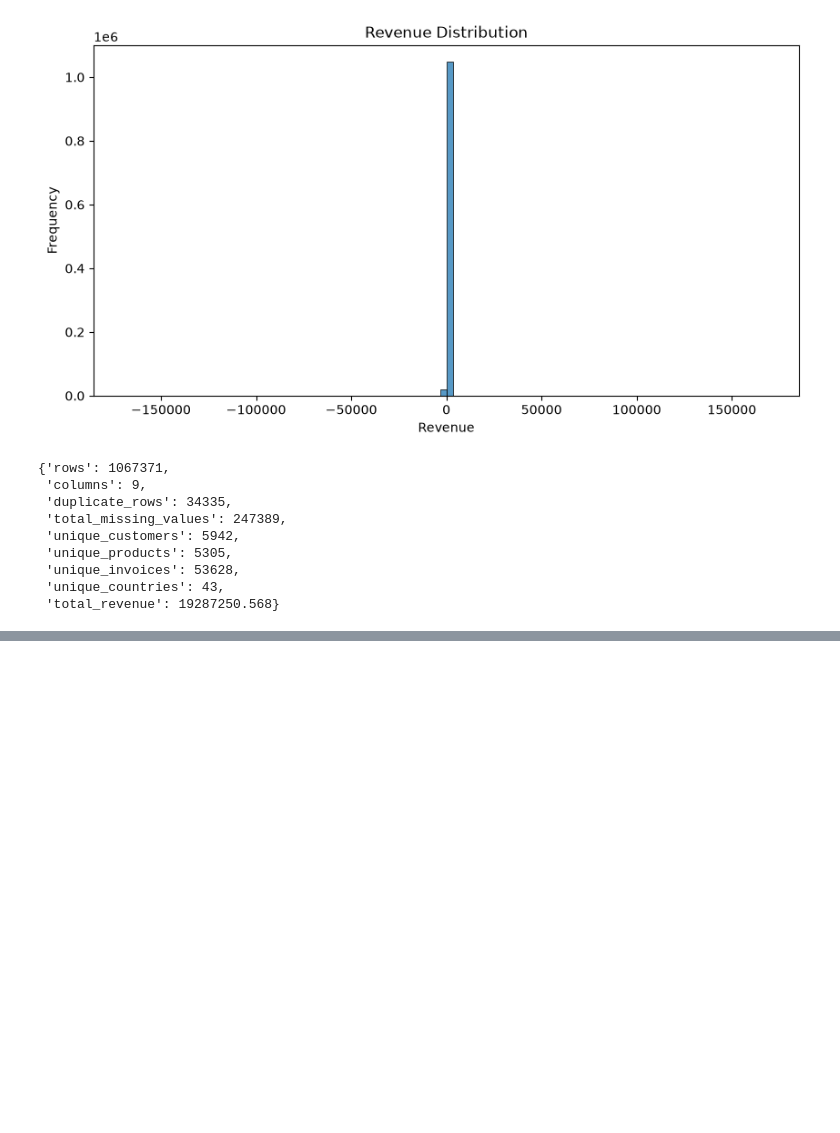
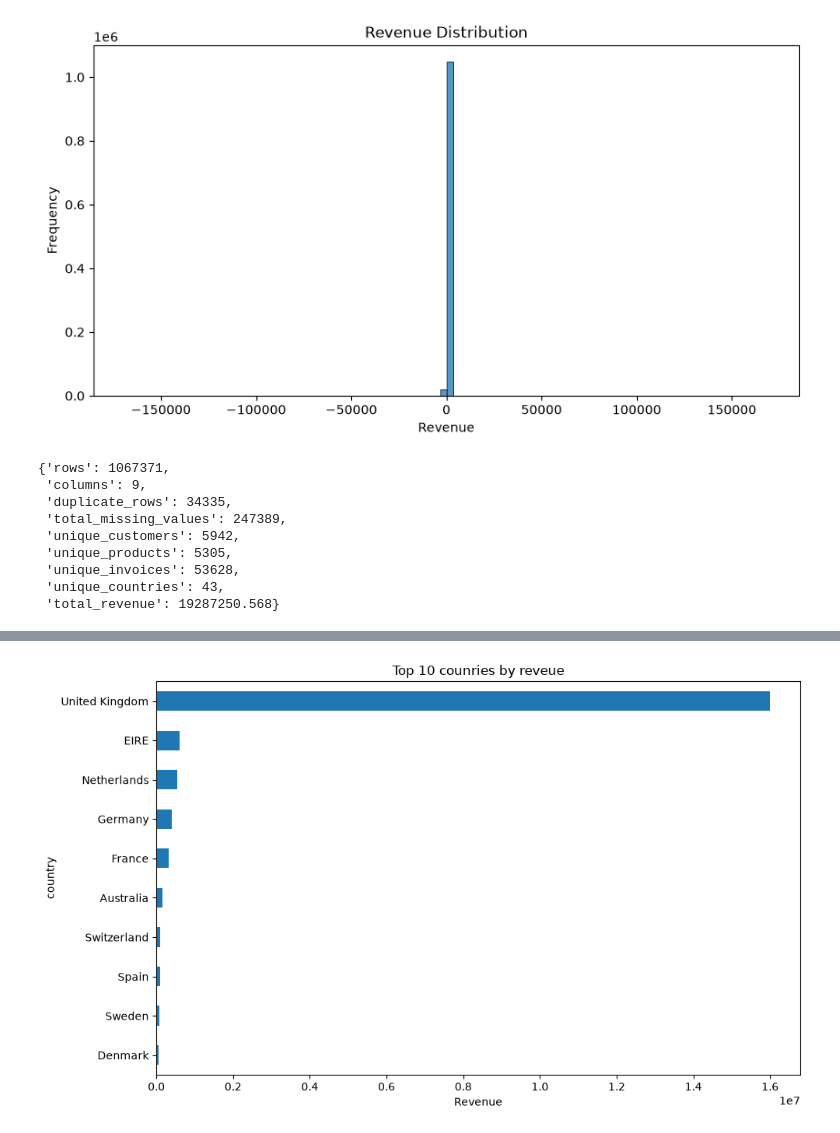
Before and after one commit to AKASHRAUT108/autonomous-data-analyst, a Jupyter notebook: notebooks/02_data_profiling.ipynb, the cells around one changed output, grey strips where cells are left out. Drawn from its saved outputs; the diff is of its cells as text; code cells hidden in the pictures; blank space fills up the shorter version.

```diff
--- a/notebooks/02_data_profiling.ipynb
+++ b/notebooks/02_data_profiling.ipynb
@@ -235,0 +340,9 @@ profiling_report
+# %%
+top_countries=(
+    cleaned_df
+    .groupby("country")["revenue"]
+    .sum()
+    .sort_values(ascending=False)
+    .head(10)
+)
+top_countries
@@ -235,0 +362,10 @@ profiling_report
+# %%
+plt.figure(figsize=(10,6))
+top_countries.sort_values().plot(kind="barh")
+plt.title("Top 10 counries by reveue")
+plt.xlabel("Revenue")
+plt.ylabel("country")
+plt.tight_layout()
+plt.show()
+# %% [output]
+[figure, added]
```
Also changed, not shown: parts of 27 cells of this notebook, 1 other file.
